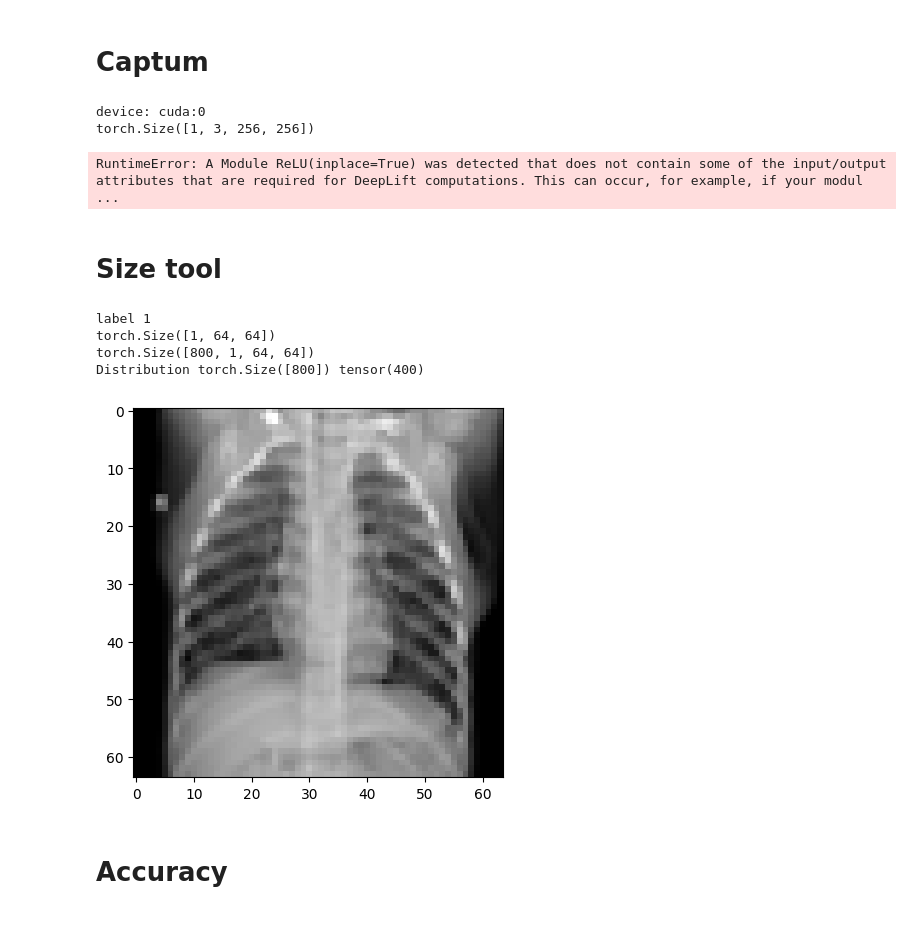
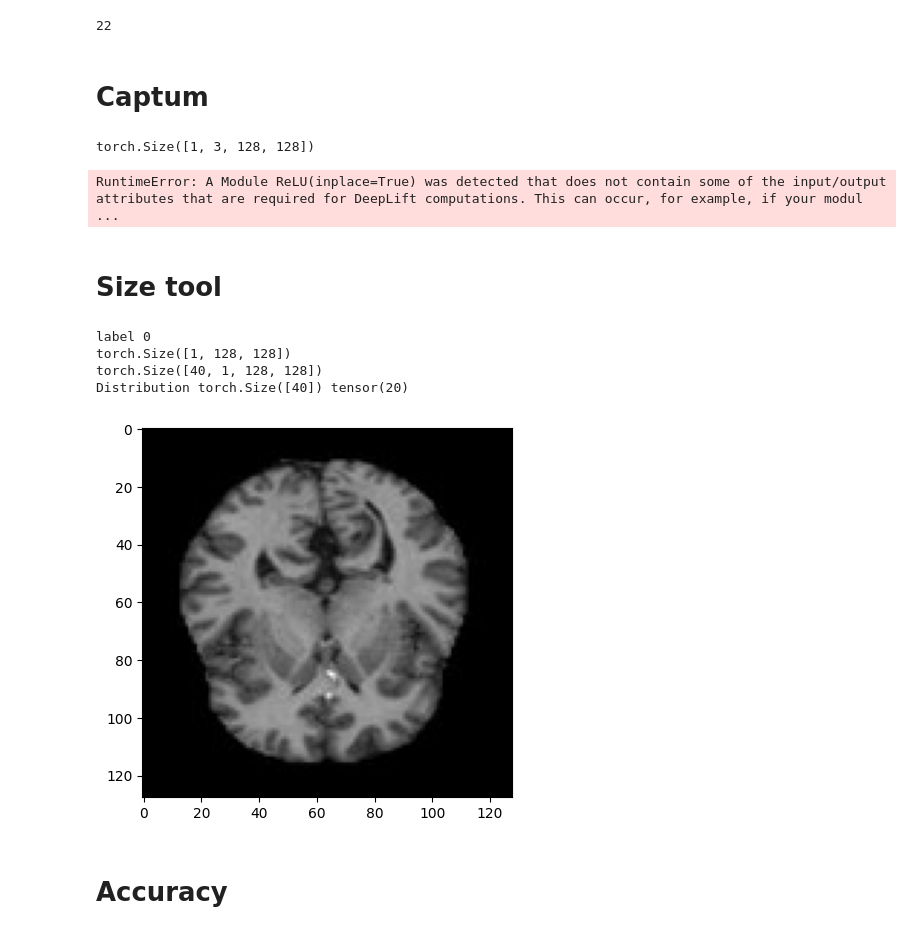
Before and after one commit to Thire399/DC-MasterThesis-2023, a Jupyter notebook: AccuracycheckerTool.ipynb, the cells around one changed output. Saved outputs shown, nothing was run; the diff lists cells and outputs as text; code cells hidden in the pictures.

```diff
--- a/AccuracycheckerTool.ipynb
+++ b/AccuracycheckerTool.ipynb
@@ -13,6 +13,14 @@ def printScore(file):
                     np.round(1-min(val), 3),
                     val.index(min(val))))
     return None
+# %%
+def get_epochs(file, path):
+    idk = str(file[5:])
+    val = torch.load(f'Data/Loss_{path}/val_loss' + file[5:] + '.pt').tolist()
+    return val.index(min(val))+1
+get_epochs(f'model128x128FullResNet20230416-155009', 'Alzheimer_MRI')
+# %% [output]
+22
 # %% [markdown]
 # Captum
 # %%
@@ -31,16 +39,19 @@ os.chdir('/home/thire399/Documents/School/DC-MasterThesis-2023')
 gc.collect()
 gpu = torch.cuda.is_available()
 device = torch.device("cuda:0" if gpu else "cpu")
-print("device:", device)
-dataSet = 'chest_xray'
-
+#dataSet = 'chest_xray'
+dataSet = 'Alzheimer_MRI'
+#datasetType = '01PercentDistribution'
+#datasetType = '10PercentRandom'
+#datasetType = '1PercentDistribution'
+datasetType = ''
 #model = models.alexnet(pretrained = False)
 #model.classifier[6] = nn.Linear(in_features=4096, out_features = 2, bias=True)
-model = models.resnet101(pretrained = False)
+model = models.resnet50(pretrained = False)
 model.fc = nn.Linear(in_features = 2048, out_features = 1, bias=True)
-model.load_state_dict(torch.load(f'Data/Loss_chest_xray/model256x256FullResNet20230415-183007'))
-data = torch.load(f'Data/Proccesed/{dataSet}/trainX.pt')
-y = torch.load(f'Data/Proccesed/{dataSet}/trainY.pt')
+model.load_state_dict(torch.load(f'Data/Loss_{dataSet}/model128x128FullResNet20230416-155009'))
+data = torch.load(f'Data/Proccesed/{dataSet}/{datasetType}trainX.pt')
+y = torch.load(f'Data/Proccesed/{dataSet}/{datasetType}trainY.pt')
 model.to(device)
 model.eval()
 DeepLift = captum.attr.DeepLift(model)
@@ -55,16 +66,6 @@ attrDeepLift2 = DeepLift.attribute(input2.to(device), target = 1)
 
 vis_types = ["heat_map", "original_image"]
 vis_signs = ["absolute_value", "absolute_value"]
-#print(attrDeepLift1[0][1].squeeze().unsqueeze(2).cpu().detach().numpy().shape)
-#print(input1[0][1].squeeze().unsqueeze(2).cpu().detach().numpy().shape)
-#_ = viz.visualize_image_attr_multiple(attrDeepLift1[0][1].squeeze().unsqueeze(2).cpu().detach().numpy(),
-#                                      input1[0][1].squeeze().unsqueeze(2).cpu().detach().numpy(),
-#                                      vis_types,
-#                                      vis_signs,
-#                                      ["Integrated Gradients", "Image"],
-#                                      show_colorbar = True,
-#                                      cmap = 'twilight'
-#                                     )
 
 fig, ax = plt.subplots(1, 2, figsize = ( 10,10))
 fig1, ax1 = viz.visualize_image_attr(attrDeepLift1[0][1].squeeze().unsqueeze(2).cpu().detach().numpy()+1e-10,
@@ -79,11 +80,10 @@ fig2, ax2 = viz.visualize_image_attr(attrDeepLift2[0][1].squeeze().unsqueeze(2).
                                         show_colorbar = True,
                                         title = str(y[1].item()),
                                         use_pyplot = False)
-#plt.tight_layout()
-#plt.show()
+plt.tight_layout()
+plt.show()
 # %% [output]
-device: cuda:0
-torch.Size([1, 3, 256, 256])
+torch.Size([1, 3, 128, 128])
 RuntimeError: A Module ReLU(inplace=True) was detected that does not contain some of the input/output attributes that are required for DeepLift computations. This can occur, for example, if your modul ...
 # %% [markdown]
 # Size tool
@@ -93,12 +93,12 @@ import matplotlib.pyplot as plt
 import numpy as np
 import torch.nn as nn
 import os
-index = 600
+index = 0
 dataset = 'Alzheimer_MRI'
 #dataset = 'chest_xray'
 #datasetType = '01PercentDistribution'
 #datasetType = '10PercentRandom'
-datasetType = 'TestRandom'
+datasetType = '1PercentDistribution'
 #datasetType = ''
 directory = '/home/thire399/Documents/School/DC-MasterThesis-2023/Data'
 os.chdir(directory)
@@ -107,38 +107,38 @@ y = torch.load(f'Proccesed/{dataset}/'+ datasetType +'trainY.pt')
 print(f'label {y[index]}')
 print(data[index].shape)
 print(data.shape)
 #print(data[index])
 plt.imshow(data[0][0], cmap = 'gray')
 print('Distribution', y.shape, sum(y))
 #print(torch.max(data[0]), torch.min(data[0]))
 plt.show()
 #from torchvision import models
 #import torch.nn as nn
 #import torch
 #model = models.resnet50(pretrained = False)
 #
 #model.fc = nn.Linear(in_features = 2048, out_features = 1, bias=True)
 #model.fc.add_module('sigmoid', nn.Sigmoid())
 #data = data.repeat(1,3,1,1)
 #Set = torch.utils.data.TensorDataset(data, y)
 #Loader = torch.utils.data.DataLoader(Set,
 #                                        batch_size = 10,
 #                                        shuffle = True,
 #                                        num_workers = 0)
 #for i, (dd, yy) in enumerate(Loader):
 #    out = model(data.type(torch.float32))
 #    out = nn.Sigmoid()(out)
 #    break
 ##out = out.clamp(min = 0)
 #
 #for i in range(10):
 #    print(out[i], yy[i].item())
 # %% [output]
-label 1
-torch.Size([1, 64, 64])
-torch.Size([800, 1, 64, 64])
-Distribution torch.Size([800]) tensor(400)
+label 0
+torch.Size([1, 128, 128])
+torch.Size([40, 1, 128, 128])
+Distribution torch.Size([40]) tensor(20)
-[figure, old version]
+[figure, new version]
 # %% [markdown]
 # Accuracy
 # %%
```
Also changed, not shown: parts of 3 cells of this notebook, 3 other files.
